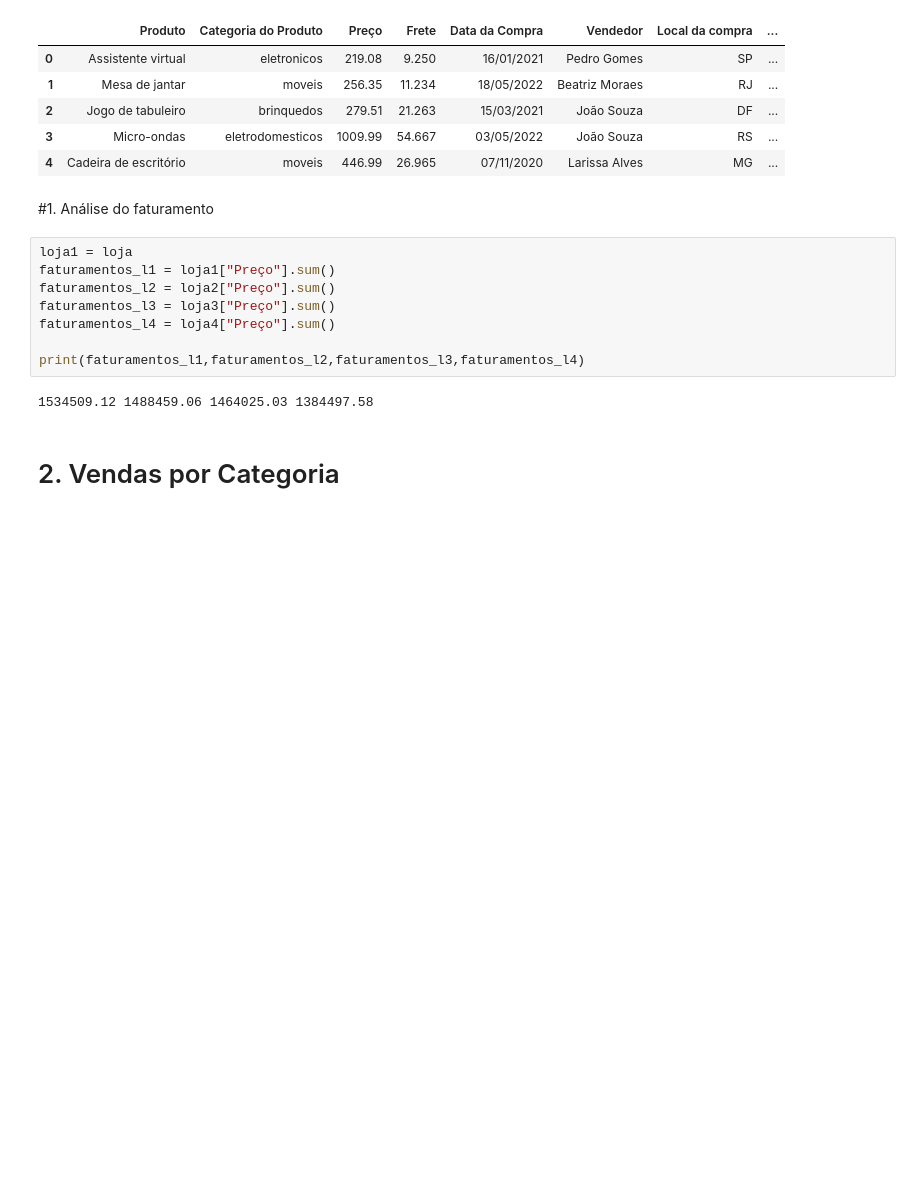
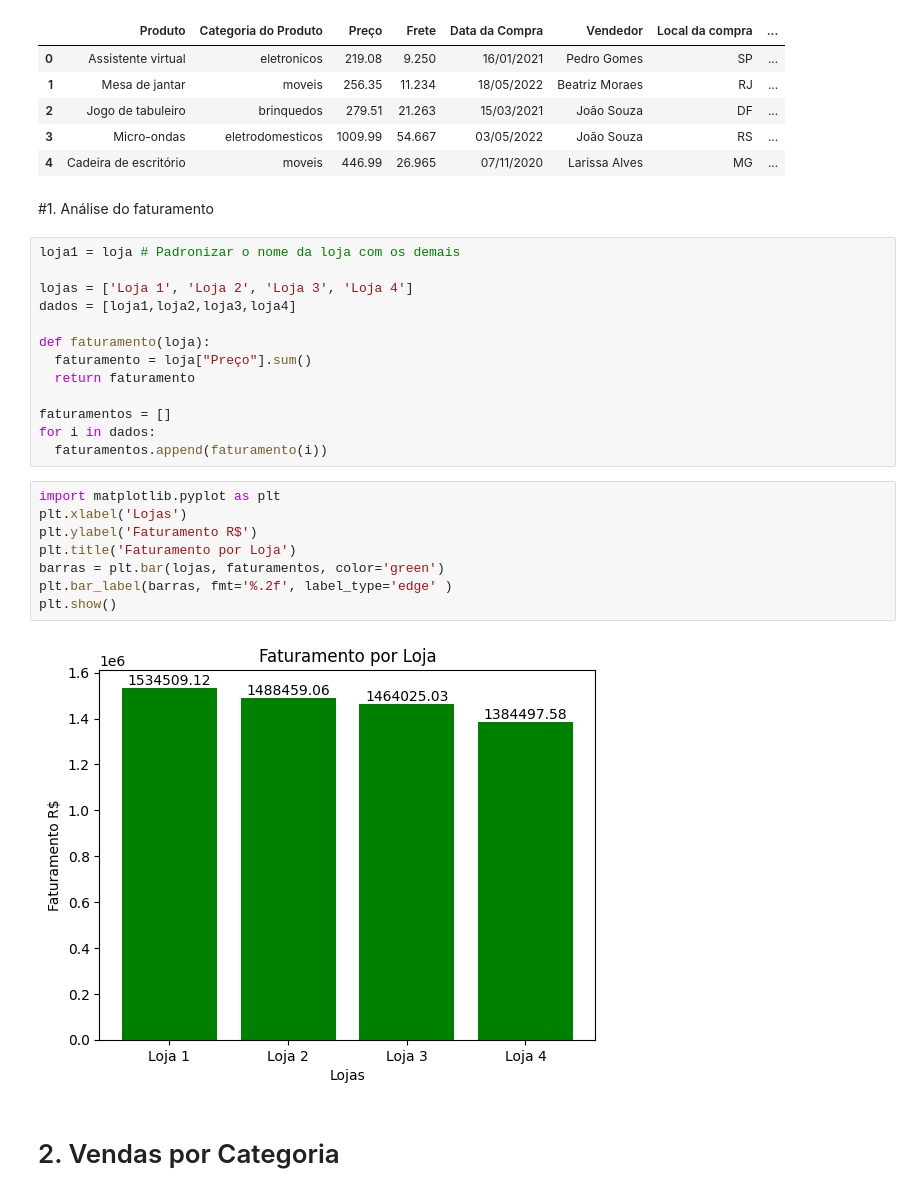
Before and after one commit to lfa-systems/Alura_Store_BR, a Jupyter notebook: AluraStoreBr.ipynb, the cells around one changed output. Saved outputs shown, nothing was run; the diff lists cells and outputs as text; blank space fills up the shorter version.

Commit message:
Refatoração e gráfico Faturamento

```diff
--- a/AluraStoreBr.ipynb
+++ b/AluraStoreBr.ipynb
@@ -25,16 +25,29 @@ loja.head()
 | 4 | Cadeira de escritório | moveis | 446.99 | 26.965 | 07/11/2020 | Larissa Alves | MG | ... |
 # %% [markdown]
 #1. Análise do faturamento
-# %%
-loja1 = loja
-faturamentos_l1 = loja1["Preço"].sum()
-faturamentos_l2 = loja2["Preço"].sum()
-faturamentos_l3 = loja3["Preço"].sum()
-faturamentos_l4 = loja4["Preço"].sum()
-
-print(faturamentos_l1,faturamentos_l2,faturamentos_l3,faturamentos_l4)
-# %% [output]
-1534509.12 1488459.06 1464025.03 1384497.58
+# %%
+loja1 = loja # Padronizar o nome da loja com os demais
+
+lojas = ['Loja 1', 'Loja 2', 'Loja 3', 'Loja 4']
+dados = [loja1,loja2,loja3,loja4]
+
+def faturamento(loja):
+  faturamento = loja["Preço"].sum()
+  return faturamento
+
+faturamentos = []
+for i in dados:
+  faturamentos.append(faturamento(i))
+# %%
+import matplotlib.pyplot as plt
+plt.xlabel('Lojas')
+plt.ylabel('Faturamento R$')
+plt.title('Faturamento por Loja')
+barras = plt.bar(lojas, faturamentos, color='green')
+plt.bar_label(barras, fmt='%.2f', label_type='edge' )
+plt.show()
+# %% [output]
+[figure, added]
 # %% [markdown]
 # 2. Vendas por Categoria
 # %%
```
